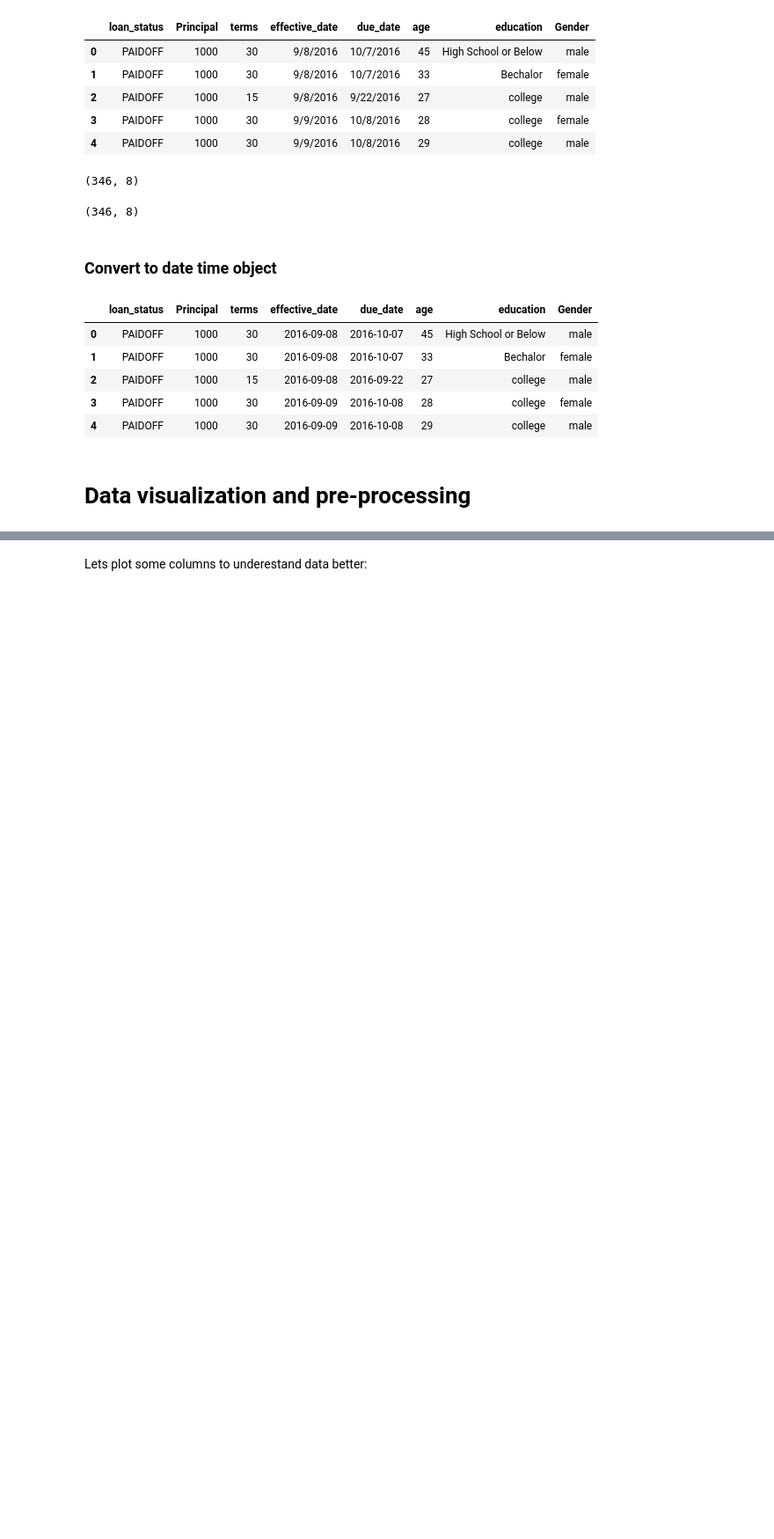
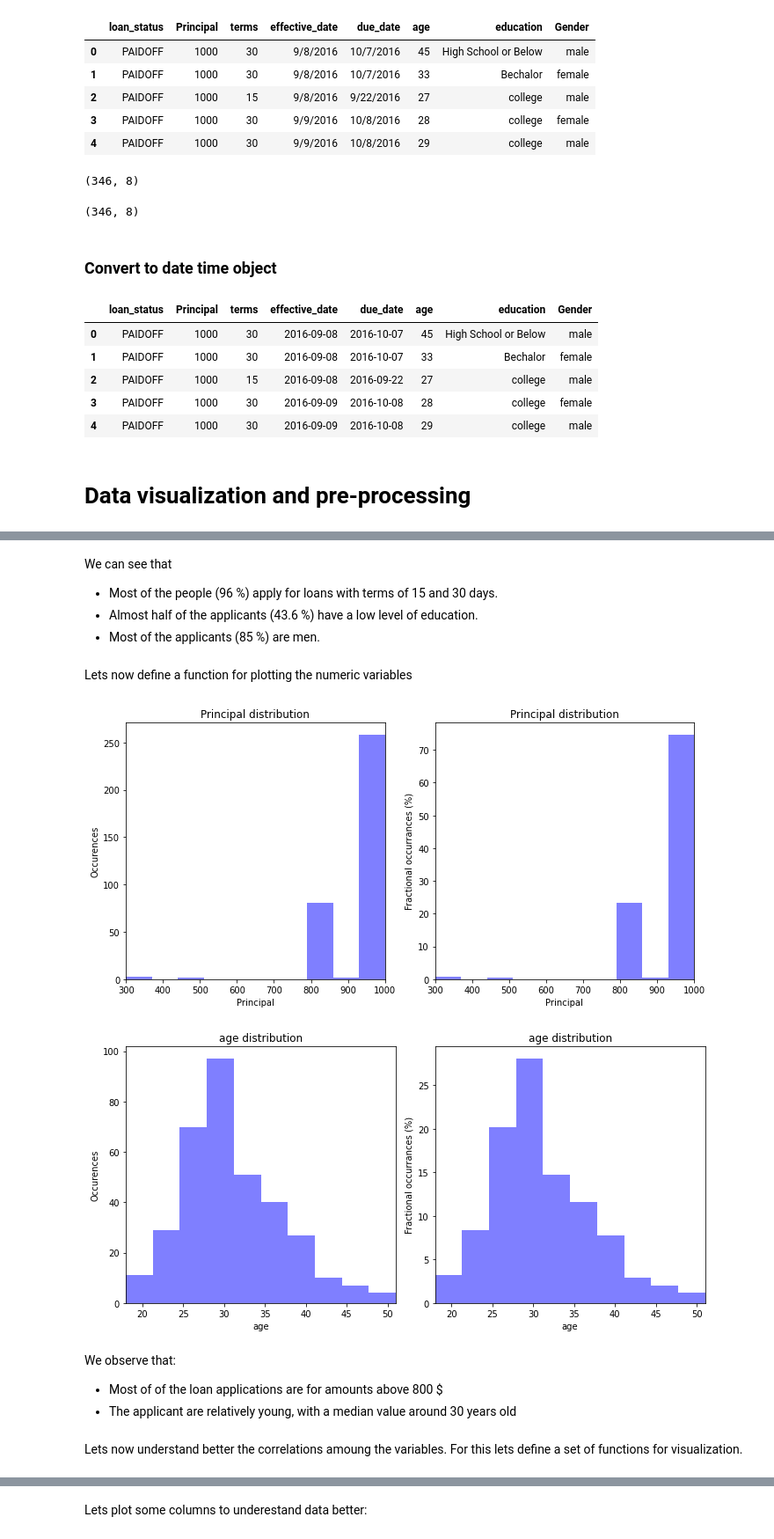
Before and after one commit to lualeperez/coursera-final-project-machine-learning-with-python, a Jupyter notebook: ML0101EN-Proj-Loan-py-v1.ipynb, the cells around one changed output, grey strips where cells are left out. Shown at 88% size. Saved outputs shown, nothing was run; the diff lists cells and outputs as text; code cells hidden in the pictures; blank space fills up the shorter version.

```diff
--- a/ML0101EN-Proj-Loan-py-v1.ipynb
+++ b/ML0101EN-Proj-Loan-py-v1.ipynb
@@ -118,0 +200,7 @@ Name: loan_status, dtype: int64
+# %% [markdown]
+We can see that
+ * Most of the people (96 %) apply for loans with terms of 15 and 30 days.
+ * Almost half of the applicants (43.6 %) have a low level of education.
+ * Most of the applicants (85 %) are men.
+# %% [markdown]
+Lets now define a function for plotting the numeric variables
@@ -118,0 +266,20 @@ Name: loan_status, dtype: int64
+# %%
+# Plot the distribution of the numerical variables
+for col in num_vars:
+    num_vars_dist_plot(df = df,
+                       var_name = col,
+                       nbins   = 10,
+                       figsize = (10,5),
+                       color   = 'b',
+                       alpha   = 0.5,
+                      )
+# %% [output]
+[figure, added]
+[figure, added]
+# %% [markdown]
+We observe that:
+* Most of of the loan applications are for amounts above 800 $
+* The applicant are relatively young, with a median value around 30 years old
+# %% [markdown]
+Lets now understand better the correlations amoung the variables. For this lets define
+a set of functions for visualization.
```
Also changed, not shown: parts of 61 cells of this notebook.
